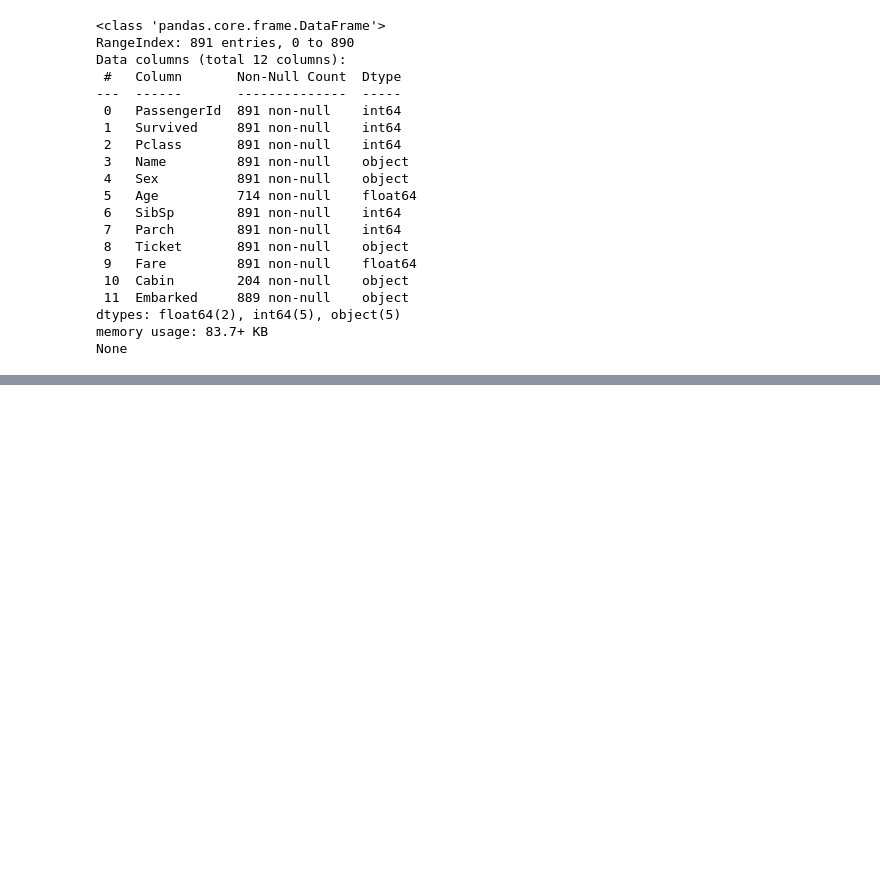
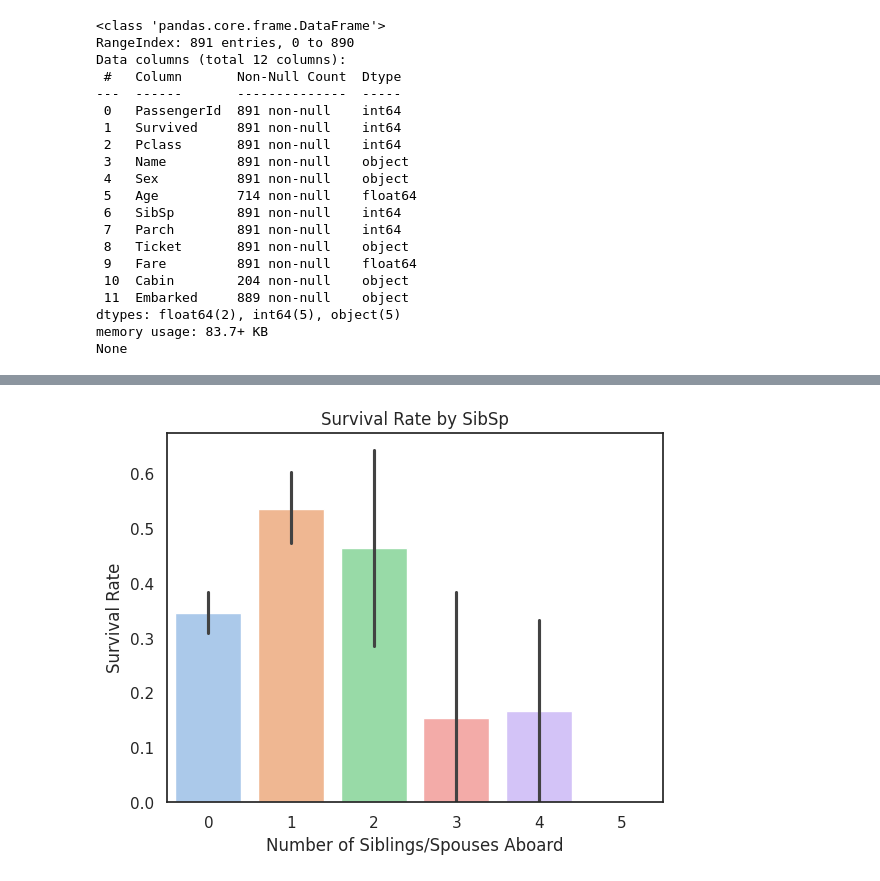
Before and after one commit to tushrv/very-small-projects, a Jupyter notebook: Titanic/Titanic_Exploration.ipynb, the cells around one changed output, grey strips where cells are left out. Drawn from its saved outputs; the diff is of its cells as text; code cells hidden in the pictures; blank space fills up the shorter version.

```diff
--- a/Titanic/Titanic_Exploration.ipynb
+++ b/Titanic/Titanic_Exploration.ipynb
@@ -289,0 +348,11 @@ Test1 Shape: (223, 8)
+# %%
+# Bar plot showing average survival rate for each SibSp value
+sns.barplot(x="SibSp", y="Survived", data=train, palette='pastel')
+
+# Add labels and title
+plt.title("Survival Rate by SibSp")
+plt.xlabel("Number of Siblings/Spouses Aboard")
+plt.ylabel("Survival Rate")
+plt.show()
+# %% [output]
+[figure, added]
```
Also changed, not shown: parts of 89 cells of this notebook, 1 other file.
